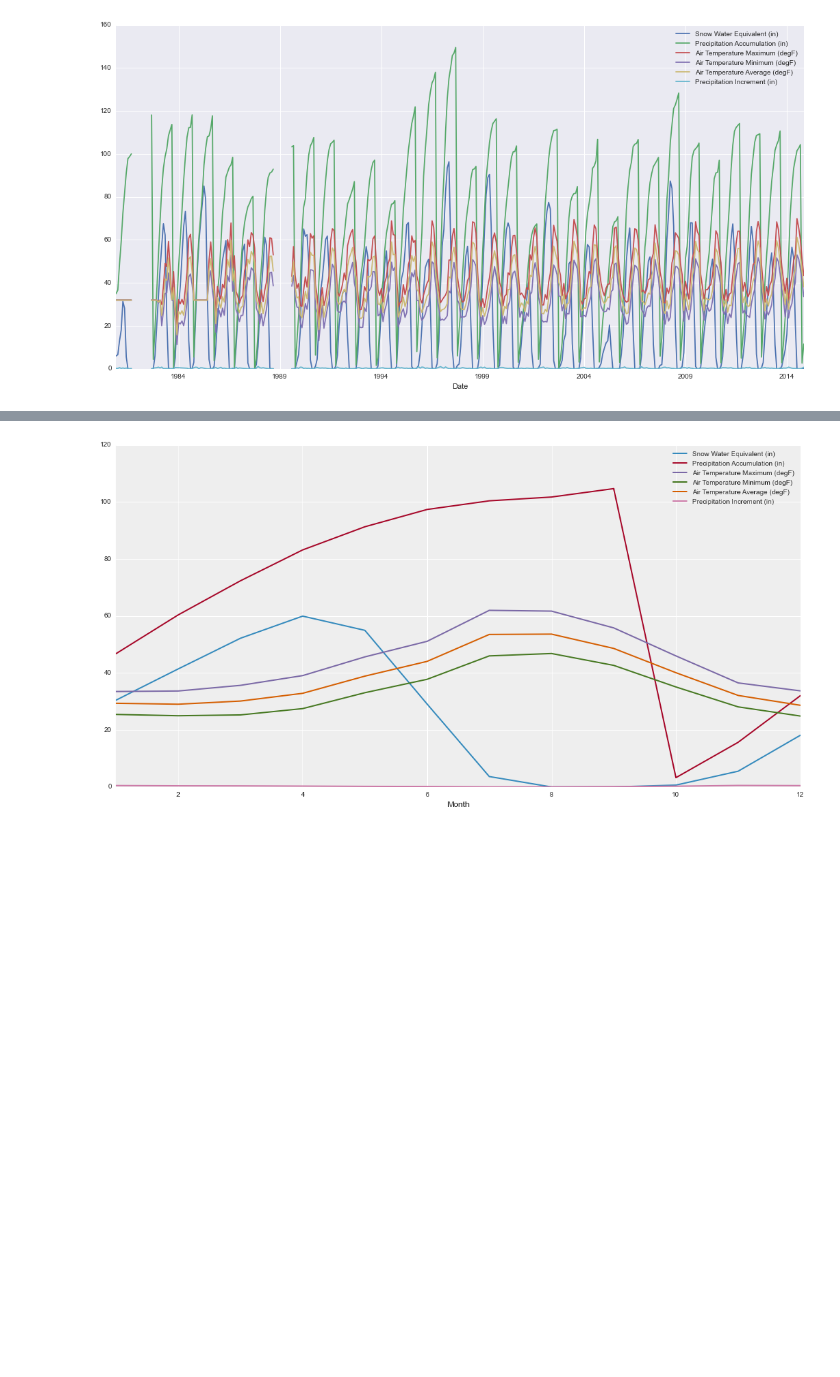
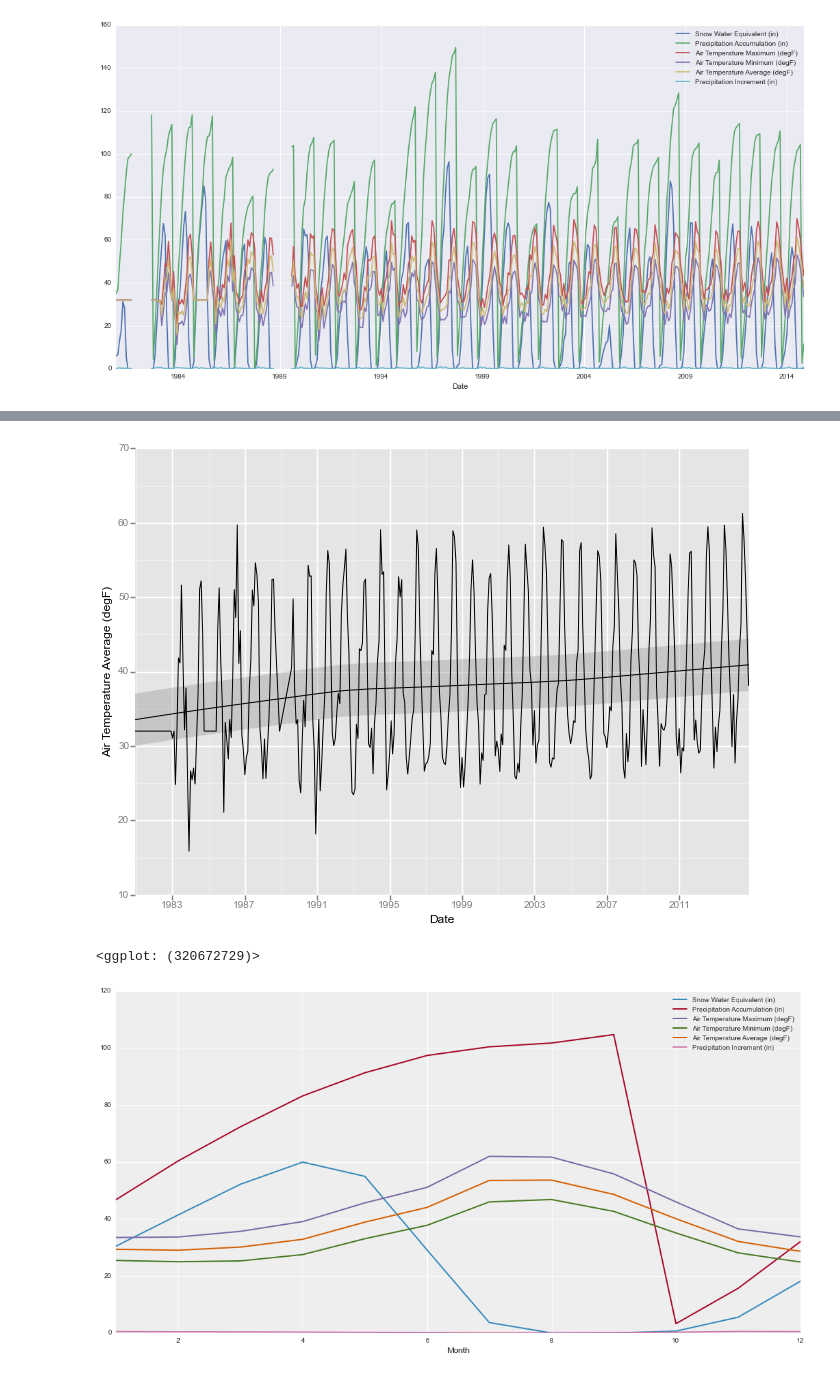
Before and after one commit to wrobstory/pdxdatasci2014, a Jupyter notebook: PDX_DataSci_Snotel.ipynb, the cells around one changed output, grey strips where cells are left out. Saved outputs shown, nothing was run; the diff lists cells and outputs as text; code cells hidden in the pictures; blank space fills up the shorter version.

```diff
--- a/PDX_DataSci_Snotel.ipynb
+++ b/PDX_DataSci_Snotel.ipynb
@@ -104,3 +100,11 @@ resampled['Date'] = resampled.index
+# %%
+# What about temperatures?
+(ggplot(gg.aes(x='Date', y='Air Temperature Average (degF)'), data=resampled)
+ + gg.geom_line()
+ + gg.stat_smooth())
+# %% [output]
+[figure, added]
+<ggplot: (320672729)>
 # %%
 monthly_grouped = resampled.groupby('Month').mean()
 # Matplotlib now has context managers to set styles. Let's try the bmh style
```
Also changed, not shown: parts of 4 cells of this notebook, 1 other file.
